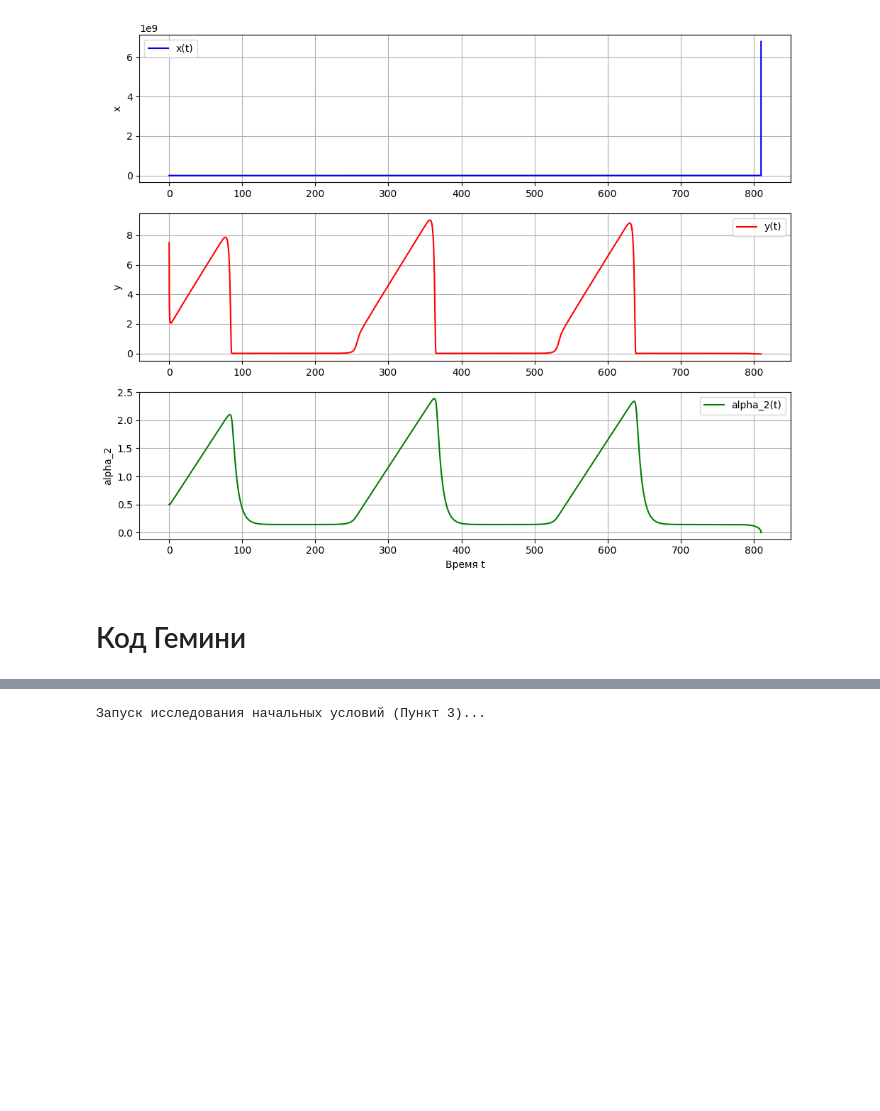
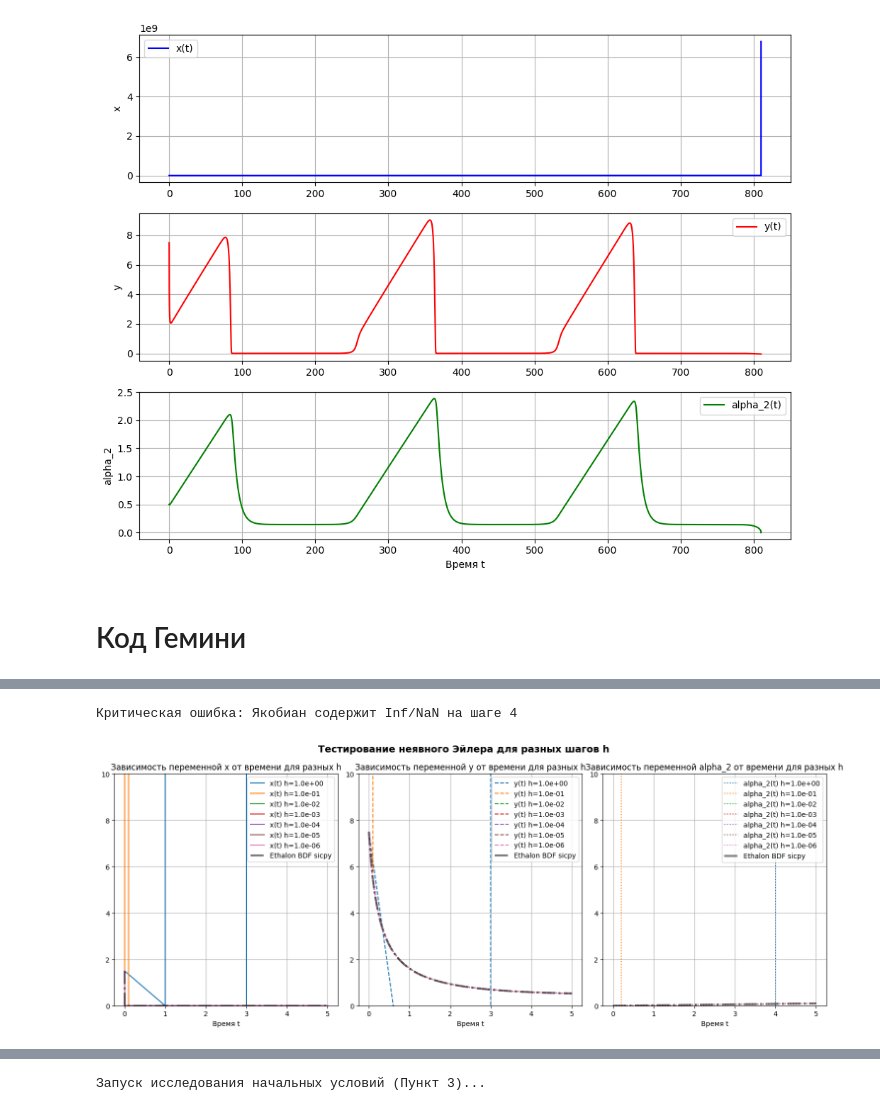
Before and after one commit to Tisuder/NM-population-evolution, a Jupyter notebook: main.ipynb, the cells around one changed output, grey strips where cells are left out. Drawn from its saved outputs; the diff is of its cells as text; code cells hidden in the pictures; blank space fills up the shorter version.

```diff
--- a/main.ipynb
+++ b/main.ipynb
@@ -1913,0 +1855,34 @@ def implicit_euler_newton(y0, t_span, h, epsilon, tol=1e-7, max_iter=20):
+# %%
+initial_state = np.array([1.5, 7.5, 0.001], dtype=np.float64)
+t_span = np.array([0, 5], dtype=np.float64) # Короткий интервал для теста
+epsilon = 0.01
+
+h_vals = 0.1 ** np.arange(0, 7)
+_, axes = plt.subplots(1, 3, figsize=(15, 6))
+for h in h_vals:
+    t, y = implicit_euler_newton(initial_state, t_span, h, epsilon)
+    if np.any(np.isnan(y)) or np.any(np.isinf(y)):
+        print(f"h={h:.1e} - РЕШЕНИЕ РАСХОДИТСЯ (NaN/Inf)")
+        continue
+    axes[0].plot(t, y[:, 0], label=f'x(t) h={h:.1e}')
+    axes[1].plot(t, y[:, 1], '--', label=f'y(t) h={h:.1e}')
+    axes[2].plot(t, y[:, 2], ':', label=f'alpha_2(t) h={h:.1e}')
+
+t, y = solve_ivp(system_equations, t_span, initial_state, args=(epsilon,), method='BDF', rtol=1e-6, atol=1e-8).t, solve_ivp(system_equations, t_span, initial_state, args=(epsilon,), method='BDF', rtol=1e-6, atol=1e-8).y.T
+axes[0].plot(t, y[:, 0], '-.', label=f'Ethalon BDF sicpy', alpha=0.5, color='black', lw=3)
+axes[1].plot(t, y[:, 1], '-.', label=f'Ethalon BDF sicpy', alpha=0.5, color='black', lw=3)
+axes[2].plot(t, y[:, 2], '-.', label=f'Ethalon BDF sicpy', alpha=0.5, color='black', lw=3)
+
+for i in range(3):
+    axes[i].grid(True)
+    axes[i].set_xlabel('Время t')
+    axes[i].set_ylim(0, 10)
+    axes[i].legend()
+    axes[i].set_title(f'Зависимость переменной {["x", "y", "alpha_2"][i]} от времени для разных h')
+
+plt.suptitle('Тестирование неявного Эйлера для разных шагов h', fontsize=14, fontweight='bold')
+plt.tight_layout()
+plt.show()
+# %% [output]
+Критическая ошибка: Якобиан содержит Inf/NaN на шаге 4
+[figure, added]
```
Also changed, not shown: parts of 10 cells of this notebook.
